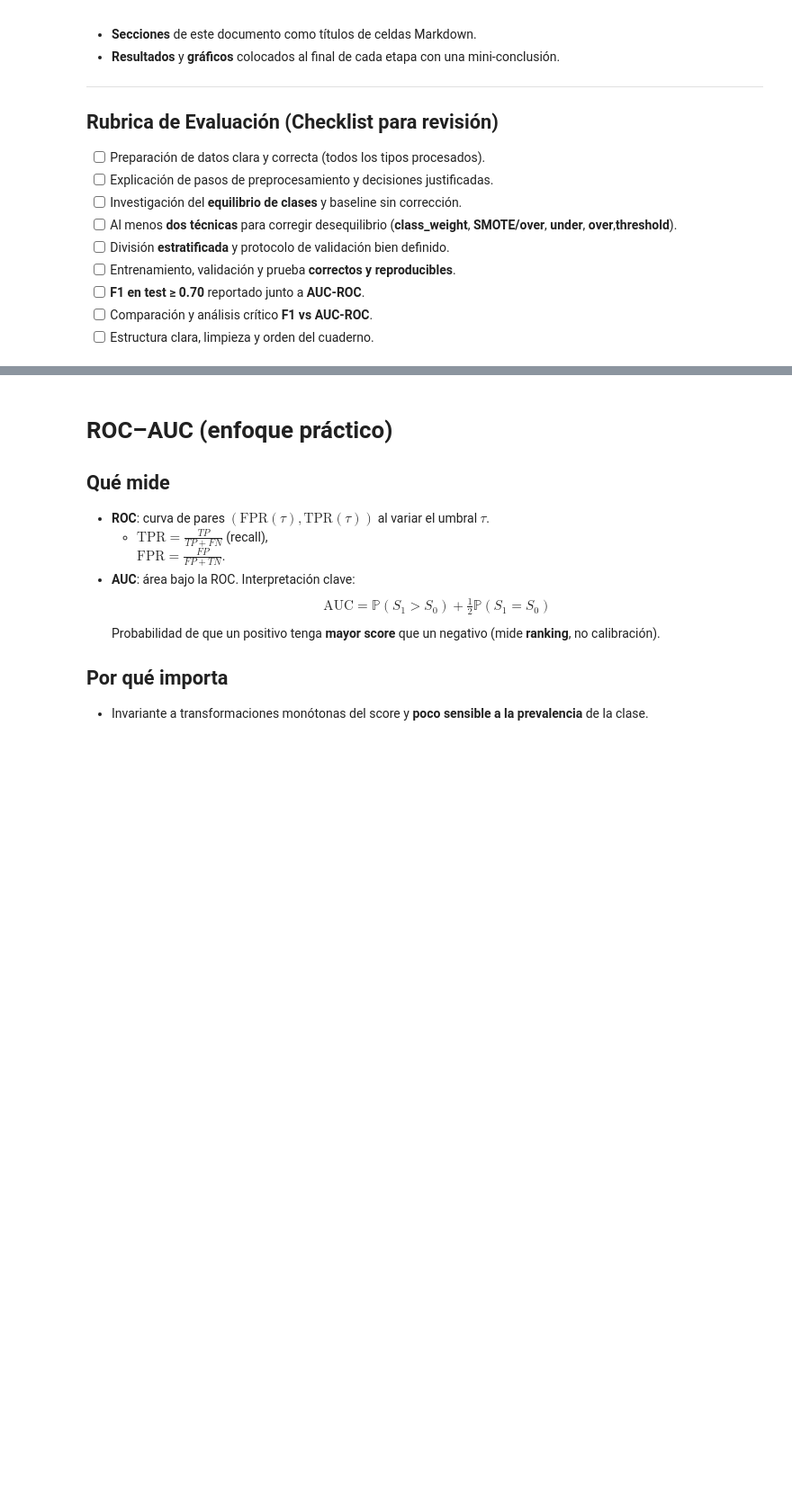
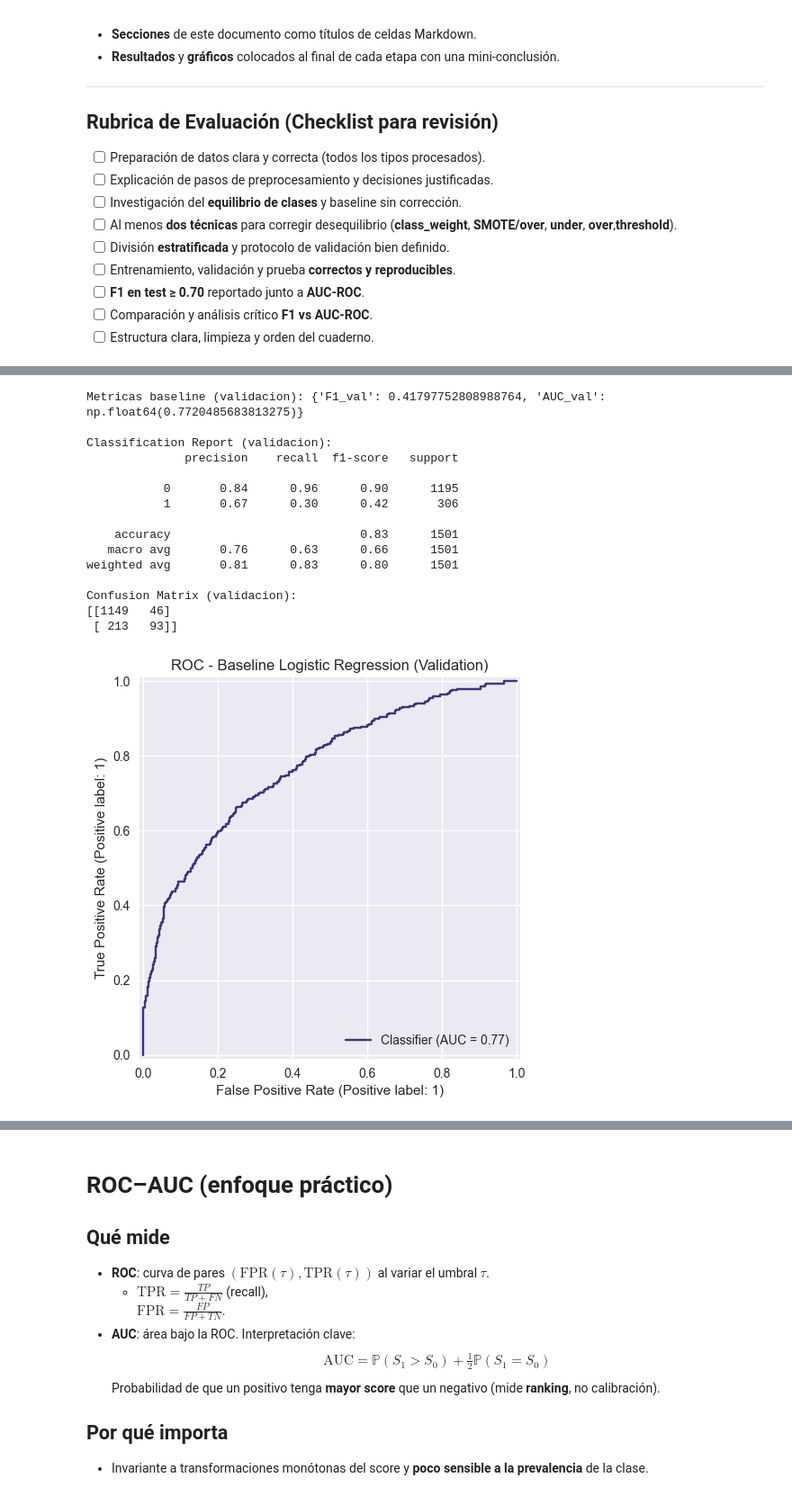
Before and after one commit to RickParra96/Taller-2-Fundamento-de-Ciencia-de-Datos, a Jupyter notebook: Taller_2_nombre_apellido.ipynb, the cells around one changed output, grey strips where cells are left out. Shown at 90% size. Saved outputs shown, nothing was run; the diff lists cells and outputs as text; code cells hidden in the pictures; blank space fills up the shorter version.

Commit message:
4.1. Línea base (baseline)

```diff
--- a/Taller_2_nombre_apellido.ipynb
+++ b/Taller_2_nombre_apellido.ipynb
@@ -206,0 +436,12 @@ Exportar el modelo como binario
+# %%
+# 3.1.3 Conversión y ajuste de tipos
+df_prep['Tenure'] = df_prep['Tenure'].astype(int)
+int_cols = ['RowNumber', 'CustomerId', 'NumOfProducts', 'HasCrCard', 'IsActiveMember', 'Exited']
+for col in int_cols:
+    df_prep[col] = df_prep[col].astype(int)
+
+category_cols = ['Geography', 'Gender']
+for col in category_cols:
+    df_prep[col] = df_prep[col].astype('category')
+
+print(df_prep.dtypes[['Tenure', 'NumOfProducts', 'Geography', 'Gender']])
@@ -206,0 +638,53 @@ Exportar el modelo como binario
+# %%
+# 4.1.1 Baseline con Regresion Logistica
+from sklearn.linear_model import LogisticRegression
+from sklearn.metrics import classification_report, f1_score, roc_auc_score, confusion_matrix, RocCurveDisplay
+from sklearn.pipeline import Pipeline
+import matplotlib.pyplot as plt
+
+if 'preprocessor' not in globals():
+    raise ValueError('Ejecuta la celda 3.3 para crear preprocessor antes de modelar.')
+if 'X_train' not in globals():
+    raise ValueError('Ejecuta la celda 3.4 para generar los splits.')
+
+baseline_clf = Pipeline(steps=[
+    ('prep', preprocessor),
+    ('clf', LogisticRegression(max_iter=1000, random_state=42))
+])
+
+baseline_clf.fit(X_train, y_train)
+
+val_preds = baseline_clf.predict(X_val)
+val_probs = baseline_clf.predict_proba(X_val)[:, 1]
+
+baseline_metrics = {
+    'F1_val': f1_score(y_val, val_preds),
+    'AUC_val': roc_auc_score(y_val, val_probs)
+}
+
+print("Metricas baseline (validacion):", baseline_metrics)
+print("\nClassification Report (validacion):")
+print(classification_report(y_val, val_preds))
+print("Confusion Matrix (validacion):")
+print(confusion_matrix(y_val, val_preds))
+
+RocCurveDisplay.from_predictions(y_val, val_probs)
+plt.title('ROC - Baseline Logistic Regression (Validation)')
+plt.show()
+# %% [output]
+Metricas baseline (validacion): {'F1_val': 0.41797752808988764, 'AUC_val': np.float64(0.7720485683813275)}
+
+Classification Report (validacion):
+              precision    recall  f1-score   support
+
+           0       0.84      0.96      0.90      1195
+           1       0.67      0.30      0.42       306
+
+    accuracy                           0.83      1501
+   macro avg       0.76      0.63      0.66      1501
+weighted avg       0.81      0.83      0.80      1501
+
+Confusion Matrix (validacion):
+[[1149   46]
+ [ 213   93]]
+[figure, added]
```
Also changed, not shown: parts of 26 cells of this notebook, 1 other file.
